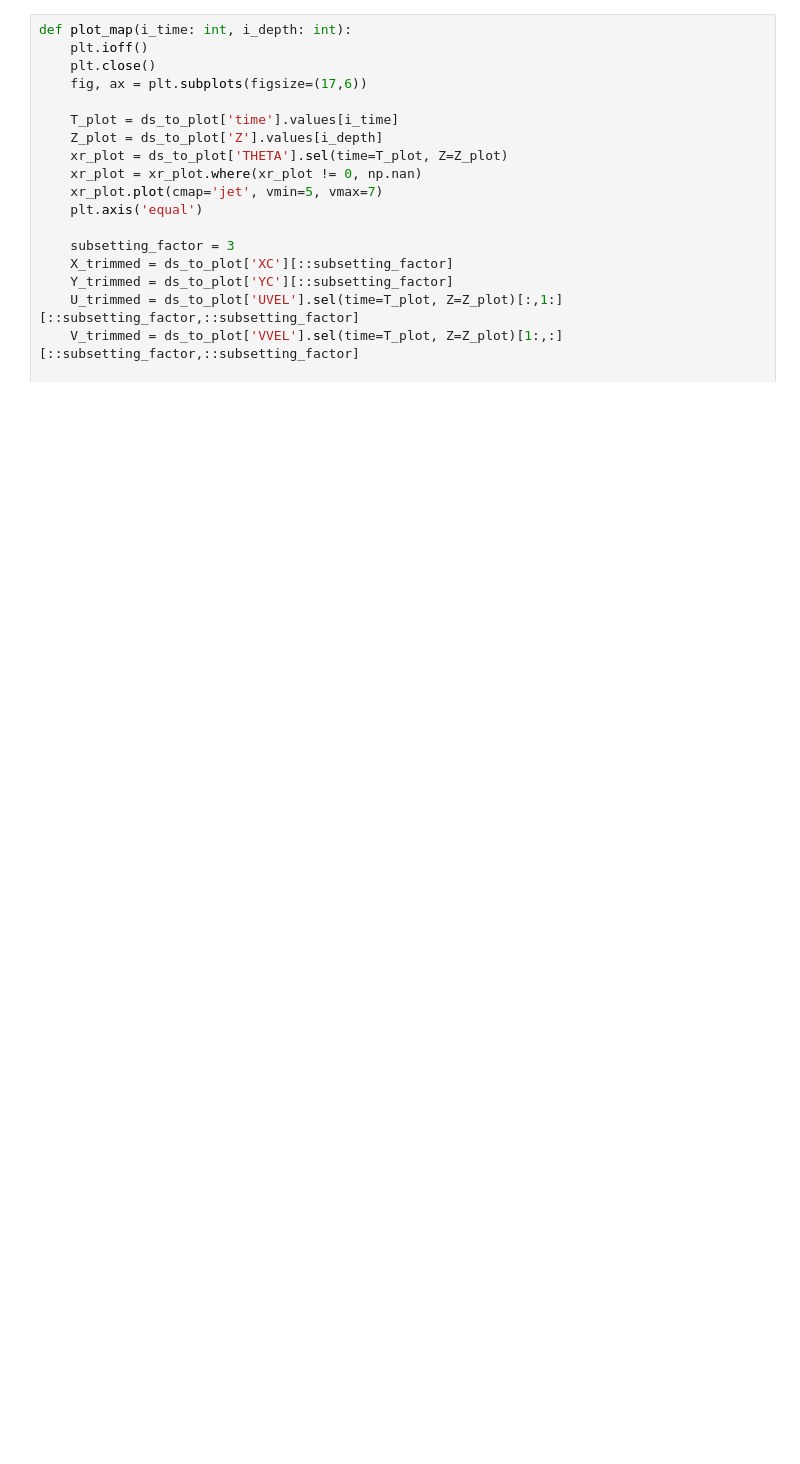
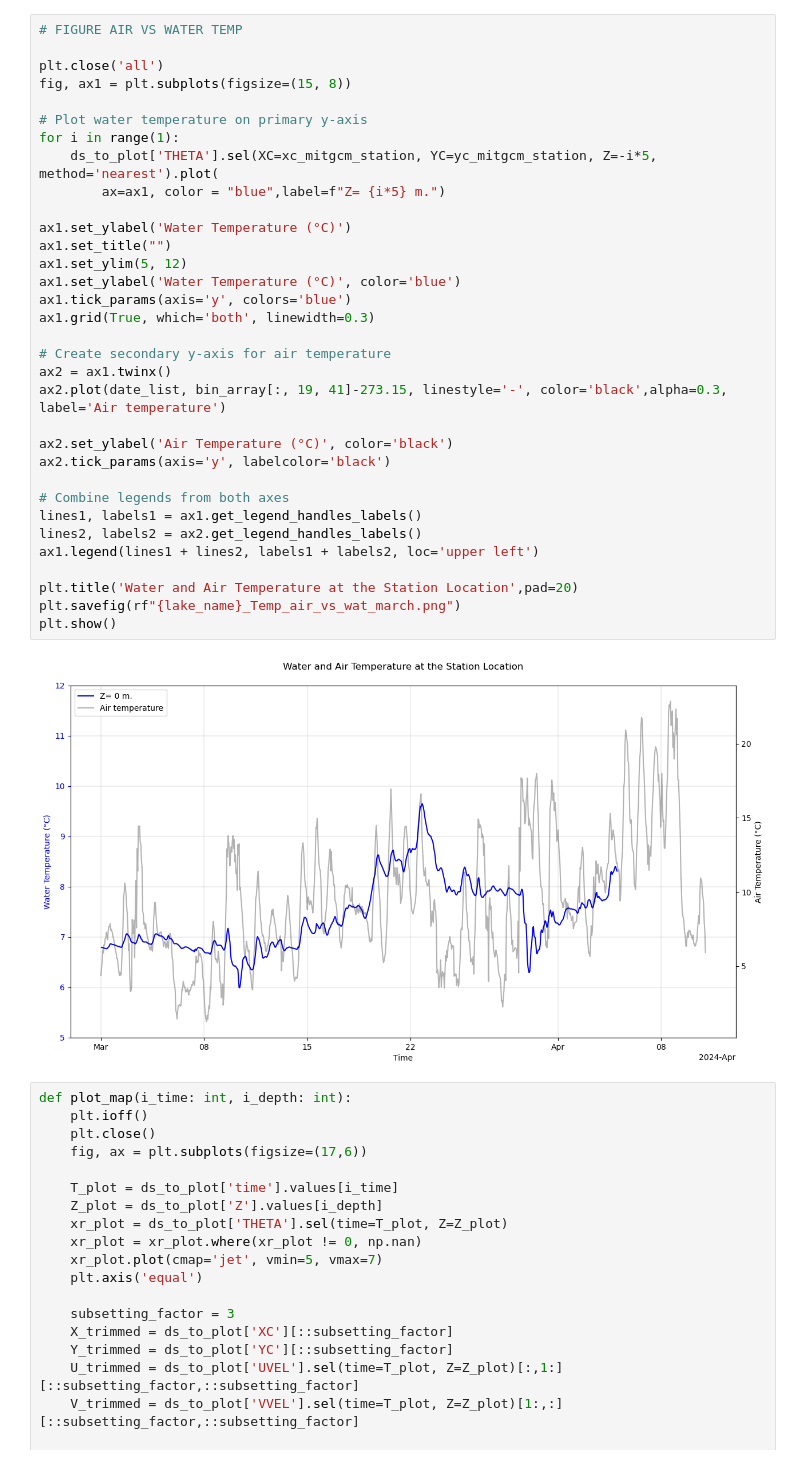
Before and after one commit to leroquan/plot_results, a Jupyter notebook: mitgcm/results_analysis/display_binary_results.ipynb, the cells around one changed output. Saved outputs shown, nothing was run; the diff lists cells and outputs as text; blank space fills up the shorter version.

```diff
--- a/mitgcm/results_analysis/display_binary_results.ipynb
+++ b/mitgcm/results_analysis/display_binary_results.ipynb
@@ -80,3 +104,38 @@ plt.show()
+# %%
+# FIGURE AIR VS WATER TEMP
+
+plt.close('all')
+fig, ax1 = plt.subplots(figsize=(15, 8))
+
+# Plot water temperature on primary y-axis
+for i in range(1):
+    ds_to_plot['THETA'].sel(XC=xc_mitgcm_station, YC=yc_mitgcm_station, Z=-i*5, method='nearest').plot(
+        ax=ax1, color = "blue",label=f"Z= {i*5} m.")
+
+ax1.set_ylabel('Water Temperature (°C)')
+ax1.set_title("")
+ax1.set_ylim(5, 12)
+ax1.set_ylabel('Water Temperature (°C)', color='blue')
+ax1.tick_params(axis='y', colors='blue')
+ax1.grid(True, which='both', linewidth=0.3)
+
+# Create secondary y-axis for air temperature
+ax2 = ax1.twinx()
+ax2.plot(date_list, bin_array[:, 19, 41]-273.15, linestyle='-', color='black',alpha=0.3, label='Air temperature')
+
+ax2.set_ylabel('Air Temperature (°C)', color='black')
+ax2.tick_params(axis='y', labelcolor='black')
+
+# Combine legends from both axes
+lines1, labels1 = ax1.get_legend_handles_labels()
+lines2, labels2 = ax2.get_legend_handles_labels()
+ax1.legend(lines1 + lines2, labels1 + labels2, loc='upper left')
+
+plt.title('Water and Air Temperature at the Station Location',pad=20)
+plt.savefig(rf"{lake_name}_Temp_air_vs_wat_march.png")
+plt.show()
+# %% [output]
+[figure, added]
 # %%
 def plot_map(i_time: int, i_depth: int):
     plt.ioff()
```
Also changed, not shown: parts of 6 cells of this notebook, 4 other files.
